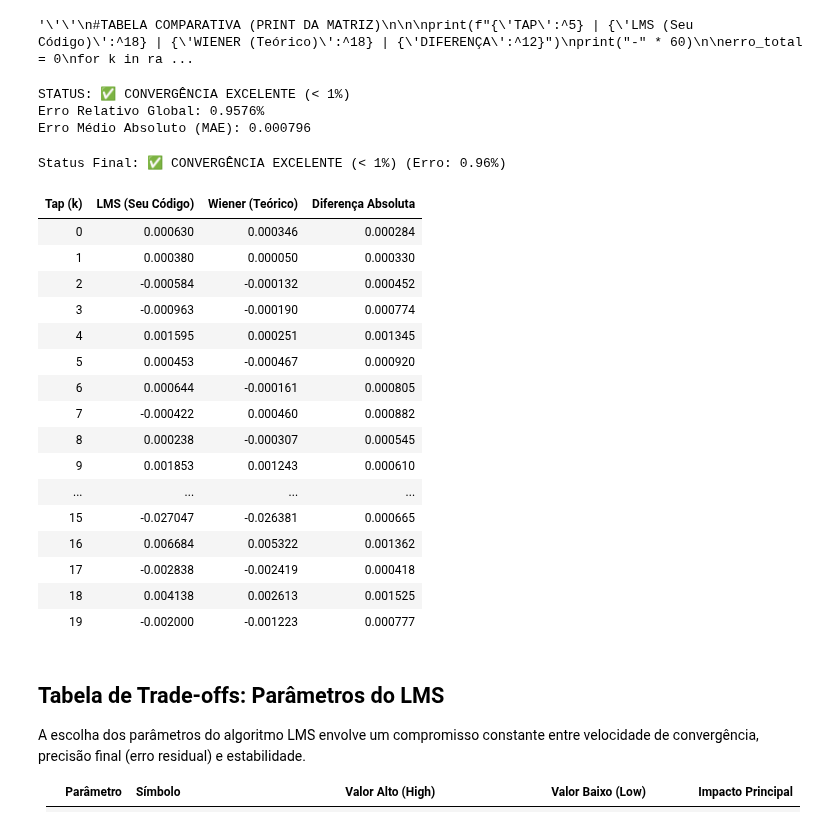
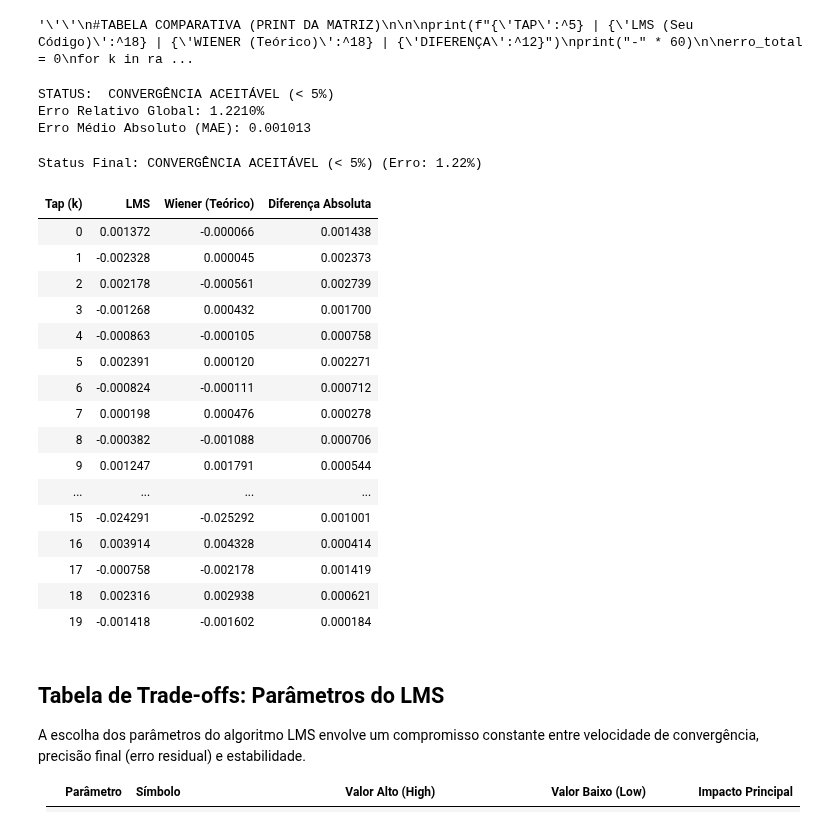
Before and after one commit to elmerfariass/DSPcap, a Jupyter notebook: Adpative Filter.ipynb, the cells around one changed output. Drawn from its saved outputs; the diff is of its cells as text; code cells hidden in the pictures.

```diff
--- a/Adpative Filter.ipynb
+++ b/Adpative Filter.ipynb
@@ -289,7 +286,7 @@ def solve_wiener(x_in, d_ref, N_filtro):
 N_samples = 50000
 Ntaps = 20
 mu = 0.001
-atraso = 10
+atraso = Ntaps // 2  # Delay para permitir causalidade
 
 # Geração do sinal
 d_original = np.sign(np.random.randn(N_samples))
@@ -338,7 +335,7 @@ else:
 # --- 1. Preparação dos Dados ---
 data = {
     'Tap (k)': range(len(h_lms)),
-    'LMS (Seu Código)': h_lms,
+    'LMS ': h_lms,
     'Wiener (Teórico)': w_wiener,
     'Diferença Absoluta': np.abs(h_lms - w_wiener)
 }
@@ -357,13 +354,13 @@ erro_relativo_perc = (erro_total / energia_wiener) * 100
 
 # Definindo limiares de rigor
 if erro_relativo_perc < 1.0:
-    status = "✅ CONVERGÊNCIA EXCELENTE (< 1%)"
+    status = " CONVERGÊNCIA EXCELENTE (< 1%)"
     cor_status = "green"
 elif erro_relativo_perc < 5.0:
-    status = "⚠️ CONVERGÊNCIA ACEITÁVEL (< 5%)"
+    status = " CONVERGÊNCIA ACEITÁVEL (< 5%)"
     cor_status = "orange"
 else:
-    status = "❌ DIVERGIU / RUIM (> 5%)"
+    status = " DIVERGIU / RUIM (> 5%)"
     cor_status = "red"
 
 print(f"STATUS: {status}")
@@ -386,54 +383,54 @@ tabela_ajustada = (df_comparacao.style
     .background_gradient(subset=['Diferença Absoluta'], cmap='RdYlGn_r', vmin=0, vmax=0.005)
 
     .set_table_styles([
         {'selector': 'th', 'props': [
             ('background-color', '#2F5496'),
             ('color', 'white'),
             ('font-family', 'Arial'),
             ('text-align', 'center')
         ]},
         {'selector': 'td', 'props': [
             ('text-align', 'center'),
             ('font-family', 'Arial'),
             ('border-bottom', '1px solid #eee')
         ]},
         {'selector': 'caption', 'props': [
             ('caption-side', 'top'),
             ('font-size', '16px'),
             ('font-weight', 'bold'),
             ('color', cor_status), # A cor do título muda com o status!
             ('padding', '10px')
         ]}
     ])
     .set_caption(f"Status Final: {status} (Erro: {erro_relativo_perc:.2f}%)")
 )
 
 try:
     display(tabela_ajustada)
 except NameError:
     print(df_comparacao)
 # %% [output]
-STATUS: ✅ CONVERGÊNCIA EXCELENTE (< 1%)
-Erro Relativo Global: 0.9576%
-Erro Médio Absoluto (MAE): 0.000796
+STATUS:  CONVERGÊNCIA ACEITÁVEL (< 5%)
+Erro Relativo Global: 1.2210%
+Erro Médio Absoluto (MAE): 0.001013
-Status Final: ✅ CONVERGÊNCIA EXCELENTE (< 1%) (Erro: 0.96%)
+Status Final: CONVERGÊNCIA ACEITÁVEL (< 5%) (Erro: 1.22%)
-| Tap (k) | LMS (Seu Código) | Wiener (Teórico) | Diferença Absoluta |
-| 0 | 0.000630 | 0.000346 | 0.000284 |
-| 1 | 0.000380 | 0.000050 | 0.000330 |
-| 2 | -0.000584 | -0.000132 | 0.000452 |
-| 3 | -0.000963 | -0.000190 | 0.000774 |
-| 4 | 0.001595 | 0.000251 | 0.001345 |
-| 5 | 0.000453 | -0.000467 | 0.000920 |
-| 6 | 0.000644 | -0.000161 | 0.000805 |
-| 7 | -0.000422 | 0.000460 | 0.000882 |
-| 8 | 0.000238 | -0.000307 | 0.000545 |
-| 9 | 0.001853 | 0.001243 | 0.000610 |
+| Tap (k) | LMS | Wiener (Teórico) | Diferença Absoluta |
+| 0 | 0.001372 | -0.000066 | 0.001438 |
+| 1 | -0.002328 | 0.000045 | 0.002373 |
+| 2 | 0.002178 | -0.000561 | 0.002739 |
+| 3 | -0.001268 | 0.000432 | 0.001700 |
+| 4 | -0.000863 | -0.000105 | 0.000758 |
+| 5 | 0.002391 | 0.000120 | 0.002271 |
+| 6 | -0.000824 | -0.000111 | 0.000712 |
+| 7 | 0.000198 | 0.000476 | 0.000278 |
+| 8 | -0.000382 | -0.001088 | 0.000706 |
+| 9 | 0.001247 | 0.001791 | 0.000544 |
 | ... | ... | ... | ... |
-| 15 | -0.027047 | -0.026381 | 0.000665 |
-| 16 | 0.006684 | 0.005322 | 0.001362 |
-| 17 | -0.002838 | -0.002419 | 0.000418 |
-| 18 | 0.004138 | 0.002613 | 0.001525 |
-| 19 | -0.002000 | -0.001223 | 0.000777 |
+| 15 | -0.024291 | -0.025292 | 0.001001 |
+| 16 | 0.003914 | 0.004328 | 0.000414 |
+| 17 | -0.000758 | -0.002178 | 0.001419 |
+| 18 | 0.002316 | 0.002938 | 0.000621 |
+| 19 | -0.001418 | -0.001602 | 0.000184 |
 # %% [markdown]
 ## Tabela de Trade-offs: Parâmetros do LMS
 
```
Also changed, not shown: parts of 11 cells of this notebook.
